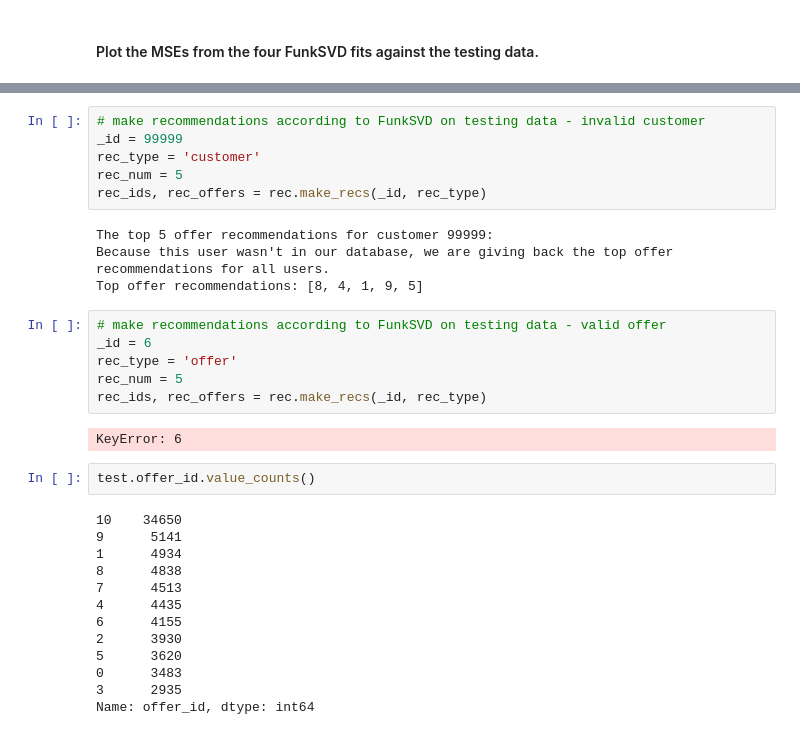
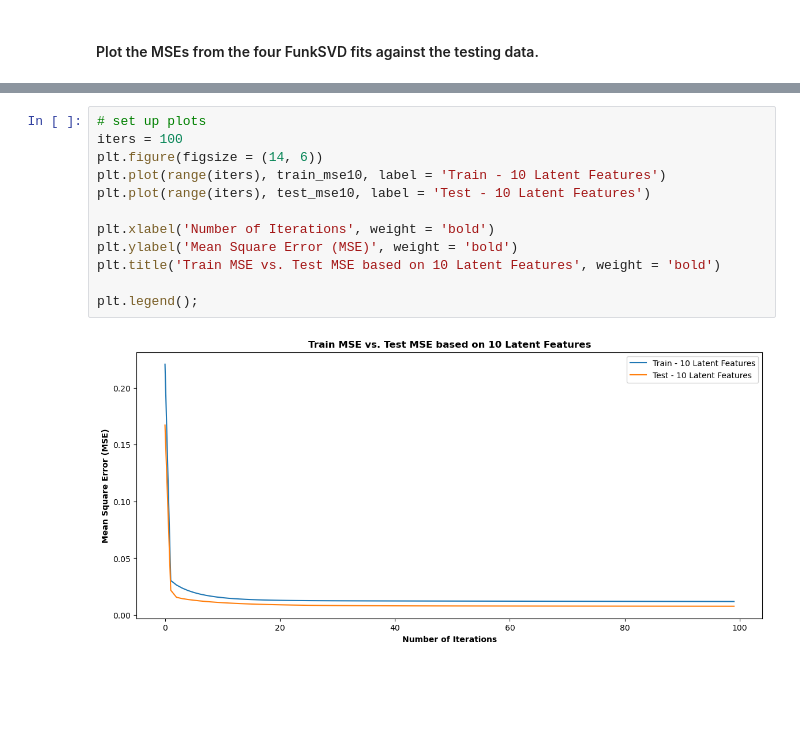
Before and after one commit to mmascaro864/capstone, a Jupyter notebook: starbucks_capstone.ipynb, the cells around one changed output, grey strips where cells are left out. Drawn from its saved outputs; the diff is of its cells as text; blank space fills up the shorter version.

```diff
--- a/starbucks_capstone.ipynb
+++ b/starbucks_capstone.ipynb
@@ -1047,33 +970,14 @@ Top offers for customer 1079 according to prediction: [10  8  4  6  5]
-# %%
-# make recommendations according to FunkSVD on testing data - invalid customer
-_id = 99999
-rec_type = 'customer'
-rec_num = 5
-rec_ids, rec_offers = rec.make_recs(_id, rec_type)
-# %% [output]
-The top 5 offer recommendations for customer 99999:
-Because this user wasn't in our database, we are giving back the top offer recommendations for all users.
-Top offer recommendations: [8, 4, 1, 9, 5]
-# %%
-# make recommendations according to FunkSVD on testing data - valid offer
-_id = 6
-rec_type = 'offer'
-rec_num = 5
-rec_ids, rec_offers = rec.make_recs(_id, rec_type)
-# %% [output]
-KeyError: 6
-# %%
-test.offer_id.value_counts()
-# %% [output]
-10    34650
-9      5141
-1      4934
-8      4838
-7      4513
-4      4435
-6      4155
-2      3930
-5      3620
-0      3483
-3      2935
-Name: offer_id, dtype: int64
+# %%
+# set up plots
+iters = 100
+plt.figure(figsize = (14, 6))
+plt.plot(range(iters), train_mse10, label = 'Train - 10 Latent Features')
+plt.plot(range(iters), test_mse10, label = 'Test - 10 Latent Features')
+
+plt.xlabel('Number of Iterations', weight = 'bold')
+plt.ylabel('Mean Square Error (MSE)', weight = 'bold')
+plt.title('Train MSE vs. Test MSE based on 10 Latent Features', weight = 'bold')
+
+plt.legend();
+# %% [output]
+[figure, added]
```
Also changed, not shown: parts of 26 cells of this notebook.
